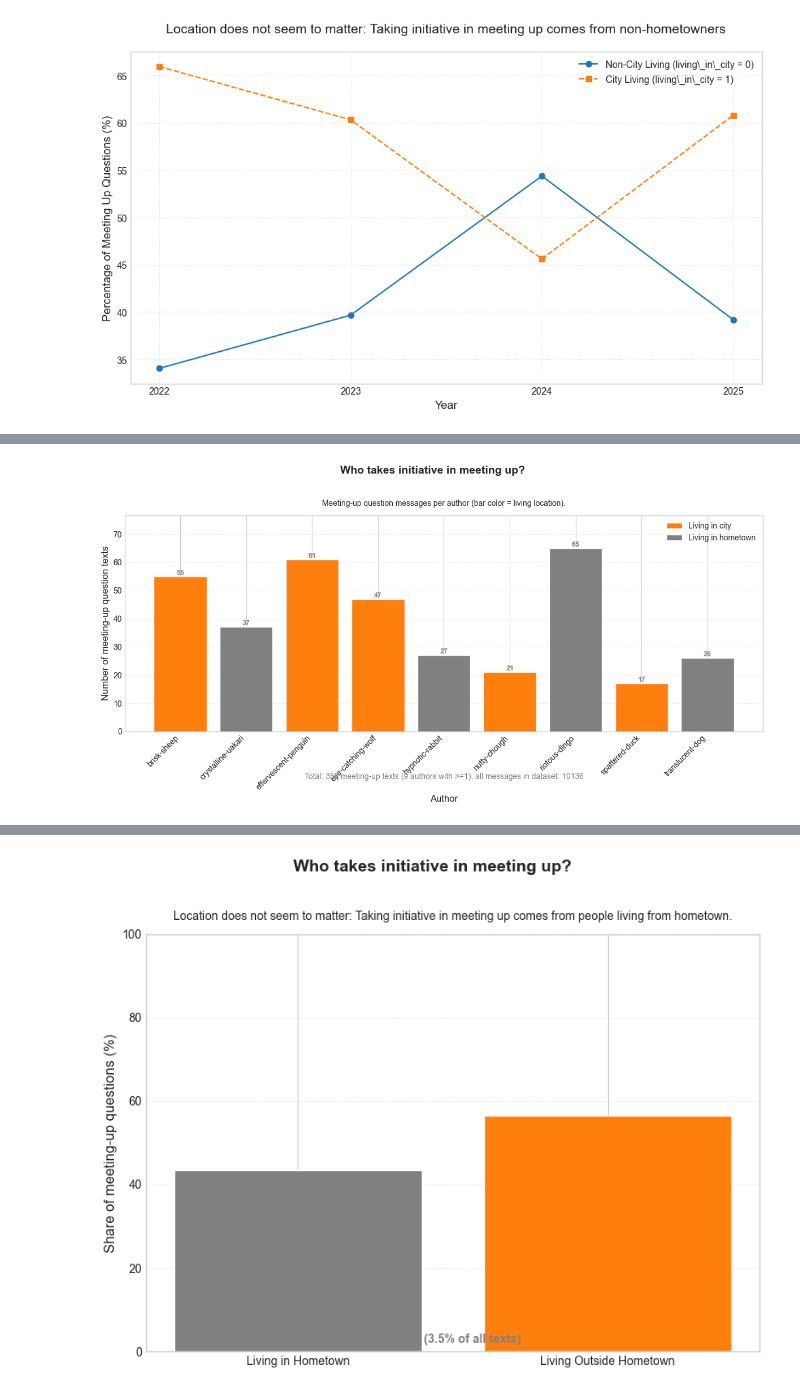
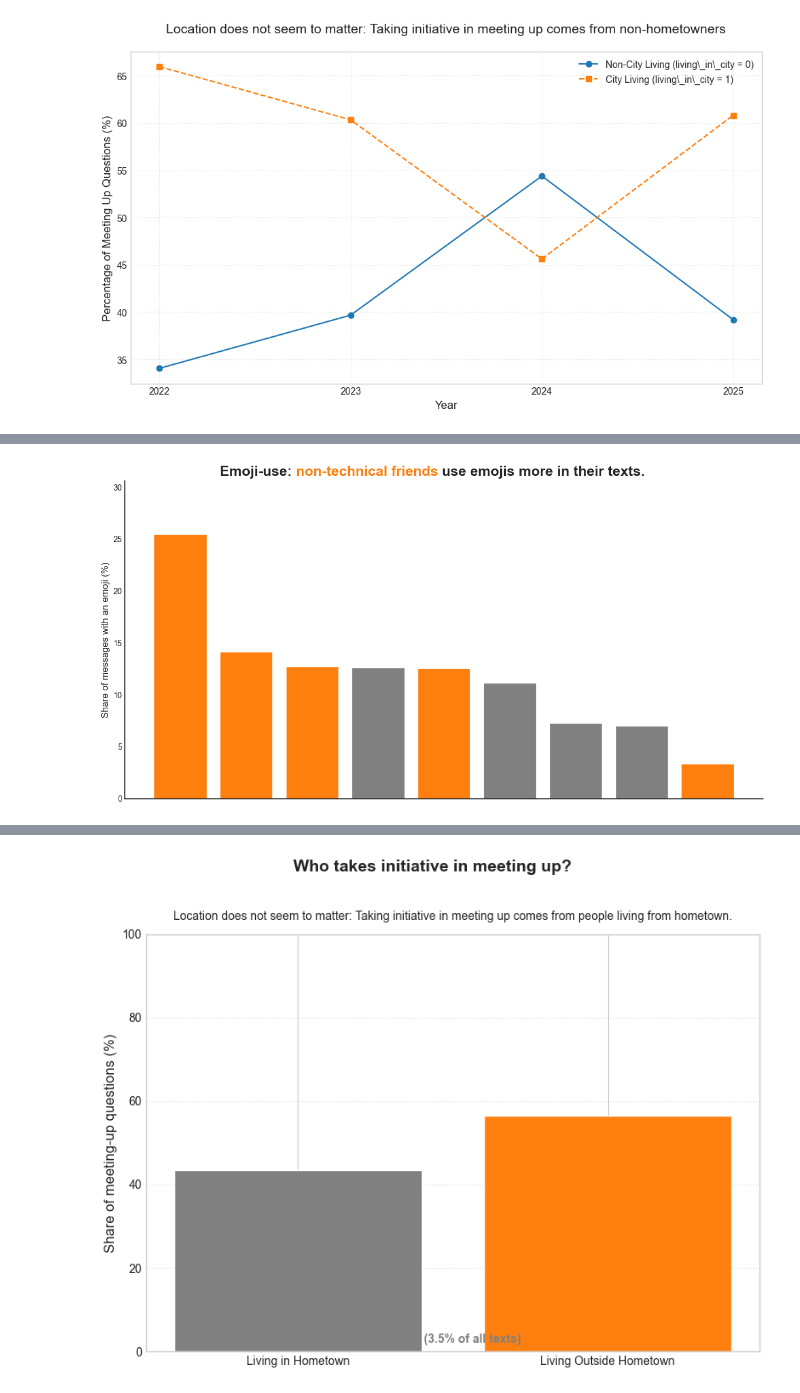
Before and after one commit to bashoogeventerink-max/DAV, a Jupyter notebook: notebooks/02-categories.ipynb, the cells around one changed output, grey strips where cells are left out. Cells and saved outputs as stored; diff of their text form; code cells hidden in the pictures.

Commit message:
update categories graph

```diff
--- a/notebooks/02-categories.ipynb
+++ b/notebooks/02-categories.ipynb
@@ -345,3 +345,13 @@ plt.show()
 2  2024                         114            54.385965        45.614035
 3  2025                          74            39.189189        60.810811
 [figure]
+# %%
+# Load the feature-added data from CSV
+feature_csv_path = Path("../data/feature_added")
+# Find the latest CSV file in the feature_added folder
+csv_files = sorted(feature_csv_path.glob("*.csv"), key=lambda x: x.stat().st_mtime, reverse=True)
+if not csv_files:
+    raise FileNotFoundError("No feature-added CSV found in '../data/feature_added'. Please run feature engineering first.")
+latest_csv = csv_files[0]
+print(f"Loading features from: {latest_csv}")
+df = pd.read_csv(latest_csv)
@@ -348,7 +360,7 @@ plt.show()
 # %%
 import pandas as pd
 import matplotlib.pyplot as plt
-import matplotlib.patches as mpatches
+from matplotlib.offsetbox import AnchoredOffsetbox, HPacker, TextArea
 
 # --- START: Data Preparation (per author: % of messages with emoji; color by tech background) ---
 author_tech = df.groupby('author')['tech_background'].first()
@@ -356,76 +368,67 @@ author_tech = df.groupby('author')['tech_background'].first()
 pct_by_author = df.groupby('author')['has_emoji'].mean().mul(100)
 authors = pct_by_author.sort_values(ascending=False).index.tolist()
 pct_emoji = pct_by_author.reindex(authors)
-n_msgs = df.groupby('author').size().reindex(authors, fill_value=0)
 
-COLOR_NON_TECH = '#808080'
-COLOR_TECH = '#ff7f0e'
+COLOR_NON_TECH = '#ff7f0e'
+COLOR_TECH = '#808080'
 bar_colors = [COLOR_TECH if author_tech.loc[a] == 1 else COLOR_NON_TECH for a in authors]
 
 overall_pct_emoji = df['has_emoji'].mean() * 100
 # --- END: Data Preparation ---
 
 
 # --- START: Plotting Code ---
-plt.style.use('seaborn-v0_8-whitegrid')
+plt.style.use('seaborn-v0_8-white')
 fig, ax = plt.subplots(figsize=(12, 6))
 
 x = range(len(authors))
 bars = ax.bar(x, pct_emoji.values, color=bar_colors, edgecolor='white', linewidth=1)
 
 ax.set_xticks(list(x))
-ax.set_xticklabels(authors, rotation=45, ha='right')
+ax.tick_params(axis='x', labelbottom=False)
 ax.set_ylabel("Share of messages with an emoji (%)", fontsize=12)
-ax.set_xlabel("Author", fontsize=12)
+ax.set_xlabel("")
 
 ymax = float(pct_emoji.max())
 ax.set_ylim(0, max(ymax * 1.2, 8.0) if ymax > 0 else 100.0)
-ax.grid(True, linestyle=':', alpha=0.6, axis='y')
+ax.grid(False)
+ax.spines['top'].set_visible(False)
+ax.spines['right'].set_visible(False)
 
-for bar, p, n in zip(bars, pct_emoji.values, n_msgs.values):
-    label = f"{p:.1f}%\n(n={int(n)})"
-    ax.text(
-        bar.get_x() + bar.get_width() / 2,
-        bar.get_height(),
-        label,
-        ha='center',
-        va='bottom',
-        fontsize=8,
-        color='gray',
-        fontweight='bold',
-    )
-
-legend_handles = [
-    mpatches.Patch(facecolor=COLOR_TECH, edgecolor='white', label='Technical background'),
-    mpatches.Patch(facecolor=COLOR_NON_TECH, edgecolor='white', label='Non-technical background'),
-]
-ax.legend(handles=legend_handles, loc='upper right', fontsize=10)
-
-summary = (
-    f"Overall: {overall_pct_emoji:.1f}% of all messages have an emoji; "
-    f"total messages: {len(df)}"
+title_fs = 18
+title_box = HPacker(
+    children=[
+        TextArea("Emoji-use: ", textprops=dict(fontsize=title_fs, fontweight="bold")),
+        TextArea(
+            "non-technical friends",
+            textprops=dict(fontsize=title_fs, fontweight="bold", color=COLOR_NON_TECH),
+        ),
+        TextArea(
+            " use emojis more in their texts.",
+            textprops=dict(fontsize=title_fs, fontweight="bold"),
+        ),
+    ],
+    align="baseline",
+    pad=0,
+    sep=0,
 )
-ax.text(
-    0.5,
-    -0.22,
-    summary,
-    transform=ax.transAxes,
-    ha='center',
-    fontsize=10,
-    color='gray',
+title_anchored = AnchoredOffsetbox(
+    loc="upper center",
+    child=title_box,
+    pad=0,
+    borderpad=0,
+    bbox_to_anchor=(0.5, 1.02),
+    bbox_transform=fig.transFigure,
+    frameon=False,
 )
-
-plot_title = "Emoji use by author"
-plot_subtitle = "Percentage of each author's messages with an emoji (bar color = technical background)."
-fig.suptitle(plot_title, fontsize=14, y=1.02, fontweight='bold')
-ax.set_title(plot_subtitle, fontsize=10, pad=12)
+fig.add_artist(title_anchored)
 
 plt.tight_layout()
 plt.show()
 
 # --- END: Plotting Code ---
 # %% [output]
-[figure, old version]
+[figure, new version]
 # %%
 import pandas as pd
 import matplotlib.pyplot as plt
```
Also changed, not shown: parts of 2 cells of this notebook, 1 other file.
